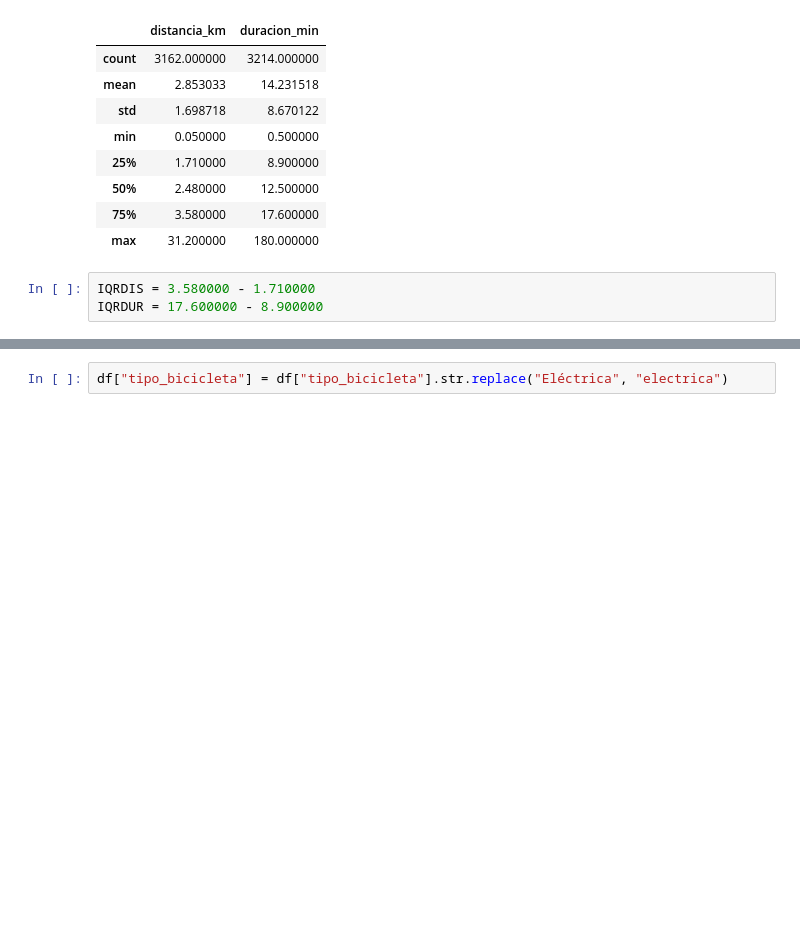
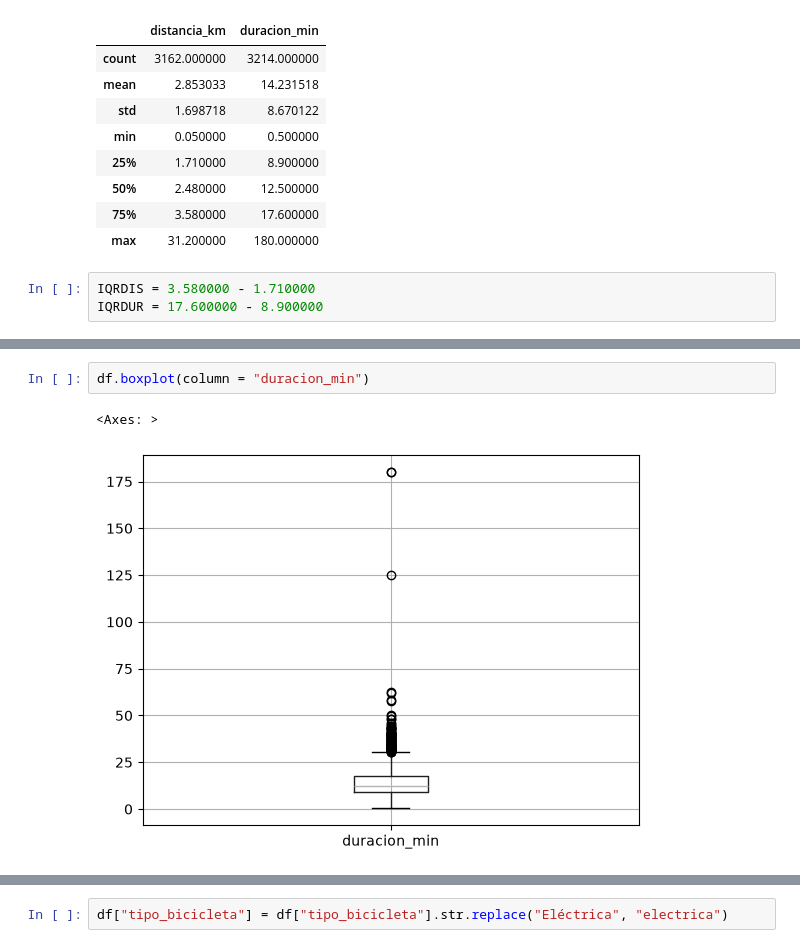
Before and after one commit to Sebast68h/taller-6-APLICACIONES, a Jupyter notebook: NOOTEBOOK.ipynb, the cells around one changed output, grey strips where cells are left out. Cells and saved outputs as stored; diff of their text form; blank space fills up the shorter version.

```diff
--- a/NOOTEBOOK.ipynb
+++ b/NOOTEBOOK.ipynb
@@ -104,0 +135,5 @@ IQRDUR = 17.600000 - 8.900000
+# %%
+df.boxplot(column = "duracion_min")
+# %% [output]
+<Axes: >
+[figure, added]
```
Also changed, not shown: parts of 5 cells of this notebook.
